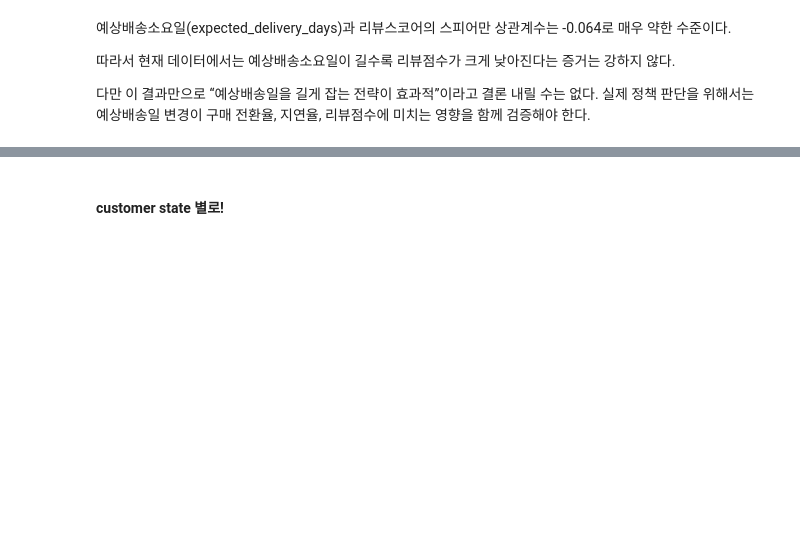
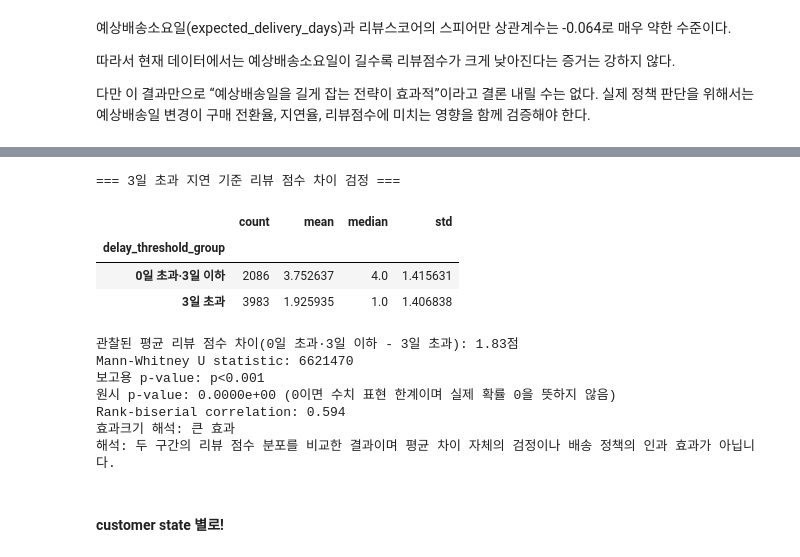
Before and after one commit to rladbstj56/olist_project, a Jupyter notebook: notebooks/02_eda.ipynb, the cells around one changed output, grey strips where cells are left out. Saved outputs shown, nothing was run; the diff lists cells and outputs as text; code cells hidden in the pictures; blank space fills up the shorter version.

```diff
--- a/notebooks/02_eda.ipynb
+++ b/notebooks/02_eda.ipynb
@@ -1044,27 +1067,27 @@ order_level = (
     .copy()
 )
 
-# 지연 주문만 대상으로 1-3일 지연과 4일 이상 지연을 비교한다.
+# 지연 주문만 대상으로 0일 초과·3일 이하과 3일 초과을 비교한다.
 delayed_orders = order_level[order_level['delay_days'] > 0].copy()
 delayed_orders['delay_threshold_group'] = np.where(
     delayed_orders['delay_days'] <= 3,
-    '1-3일 지연',
-    '4일 이상 지연'
+    '0일 초과·3일 이하',
+    '3일 초과'
 )
 
 threshold_summary = (
     delayed_orders
     .groupby('delay_threshold_group')['review_score']
     .agg(['count', 'mean', 'median', 'std'])
-    .reindex(['1-3일 지연', '4일 이상 지연'])
+    .reindex(['0일 초과·3일 이하', '3일 초과'])
 )
 
 short_delay_scores = delayed_orders.loc[
-    delayed_orders['delay_threshold_group'] == '1-3일 지연',
+    delayed_orders['delay_threshold_group'] == '0일 초과·3일 이하',
     'review_score'
 ]
 long_delay_scores = delayed_orders.loc[
-    delayed_orders['delay_threshold_group'] == '4일 이상 지연',
+    delayed_orders['delay_threshold_group'] == '3일 초과',
     'review_score'
 ]
 
@@ -1073,37 +1096,52 @@ u_stat, p_value = stats.mannwhitneyu(
     long_delay_scores,
     alternative='two-sided'
 )
 
-# Rank-biserial correlation: 양수면 1-3일 지연 그룹의 리뷰 점수가 4일 이상 지연 그룹보다 높은 방향이다.
+# Rank-biserial correlation: 양수면 0일 초과·3일 이하 그룹의 리뷰 점수가 3일 초과 그룹보다 높은 방향이다.
 rank_biserial_r = (2 * u_stat / (len(short_delay_scores) * len(long_delay_scores))) - 1
 mean_diff = short_delay_scores.mean() - long_delay_scores.mean()
 
 print('=== 3일 초과 지연 기준 리뷰 점수 차이 검정 ===')
 display(threshold_summary)
-print(f"평균 리뷰 점수 차이(1-3일 지연 - 4일 이상 지연): {mean_diff:.2f}점")
+print(f"관찰된 평균 리뷰 점수 차이(0일 초과·3일 이하 - 3일 초과): {mean_diff:.2f}점")
 print(f"Mann-Whitney U statistic: {u_stat:.0f}")
-print(f"p-value: {p_value:.4e}")
+print("보고용 p-value: p<0.001" if p_value < 0.001 else f"보고용 p-value: {p_value:.4f}")
+print(f"원시 p-value: {p_value:.4e} (0이면 수치 표현 한계이며 실제 확률 0을 뜻하지 않음)")
 print(f"Rank-biserial correlation: {rank_biserial_r:.3f}")
 
 if abs(rank_biserial_r) >= 0.5:
     effect_label = '큰 효과'
 elif abs(rank_biserial_r) >= 0.3:
     effect_label = '중간 효과'
 elif abs(rank_biserial_r) >= 0.1:
     effect_label = '작은 효과'
 else:
     effect_label = '매우 작은 효과'
 
 print(f"효과크기 해석: {effect_label}")
-print('해석: 4일 이상 지연 주문은 1-3일 지연 주문보다 리뷰 점수가 유의하게 낮으며, 효과크기도 실질적으로 큰 수준이다.')
+print('해석: 두 구간의 리뷰 점수 분포를 비교한 결과이며 평균 차이 자체의 검정이나 배송 정책의 인과 효과가 아닙니다.')
 
 threshold_result = threshold_summary.reset_index().rename(columns={'delay_threshold_group': 'group'})
+# 기존 CSV 열 이름은 호환성을 위해 유지하며 실제 조건은 0 < delay_days <= 3과 delay_days > 3입니다.
 threshold_result['mean_diff_1_3_minus_4_plus'] = mean_diff
 threshold_result['mannwhitney_u'] = u_stat
 threshold_result['p_value'] = p_value
 threshold_result['rank_biserial_r'] = rank_biserial_r
 threshold_result['effect_size_label'] = effect_label
 threshold_result.to_csv(TABLE_DIR / 'delay_threshold_test_summary.csv', index=False)
+# %% [output]
+=== 3일 초과 지연 기준 리뷰 점수 차이 검정 ===
+|  | count | mean | median | std |
+| delay_threshold_group |  |  |  |  |
+| 0일 초과·3일 이하 | 2086 | 3.752637 | 4.0 | 1.415631 |
+| 3일 초과 | 3983 | 1.925935 | 1.0 | 1.406838 |
+관찰된 평균 리뷰 점수 차이(0일 초과·3일 이하 - 3일 초과): 1.83점
+Mann-Whitney U statistic: 6621470
+보고용 p-value: p<0.001
+원시 p-value: 0.0000e+00 (0이면 수치 표현 한계이며 실제 확률 0을 뜻하지 않음)
+Rank-biserial correlation: 0.594
+효과크기 해석: 큰 효과
+해석: 두 구간의 리뷰 점수 분포를 비교한 결과이며 평균 차이 자체의 검정이나 배송 정책의 인과 효과가 아닙니다.
 # %%
 delayed_dispatch = df2[df2['is_delayed'] == 1]['dispatch_days']
 not_delayed_dispatch = df2[df2['is_delayed'] == 0]['dispatch_days']
```
Also changed, not shown: parts of 17 cells of this notebook, 14 other files.
